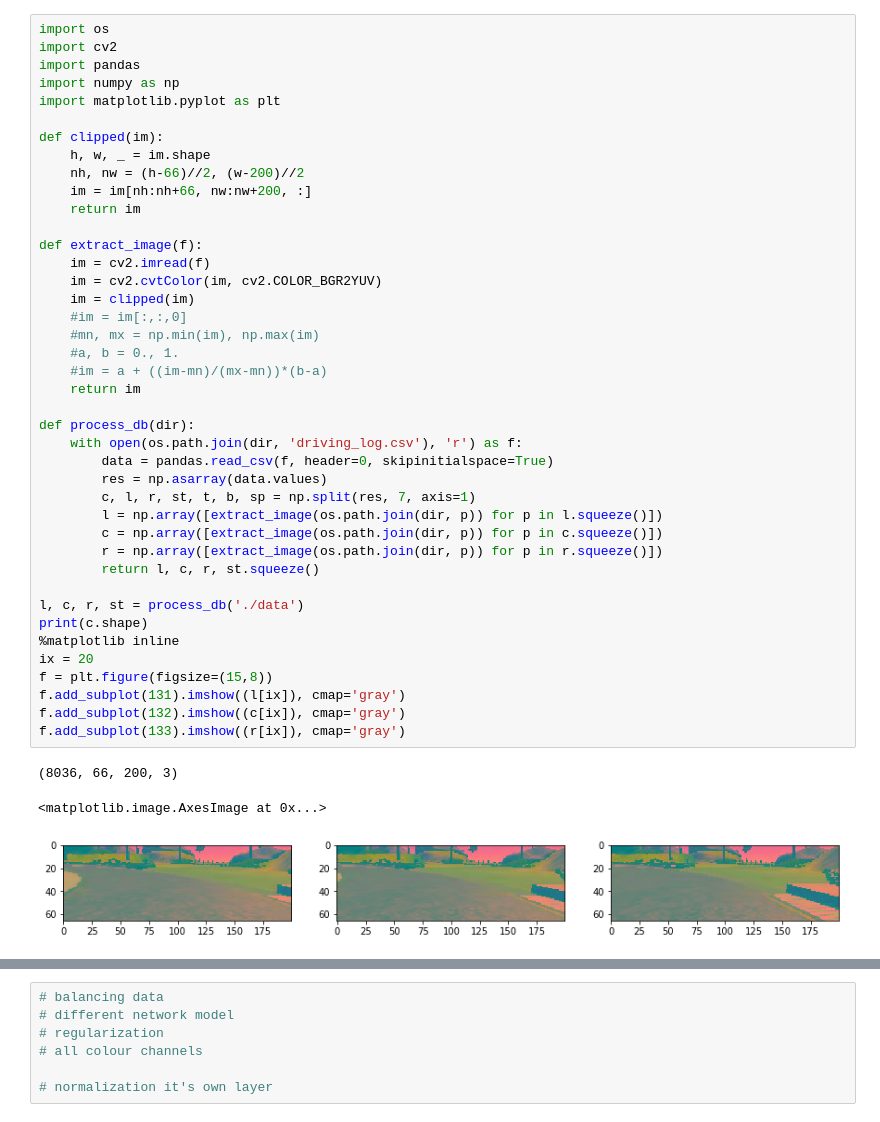
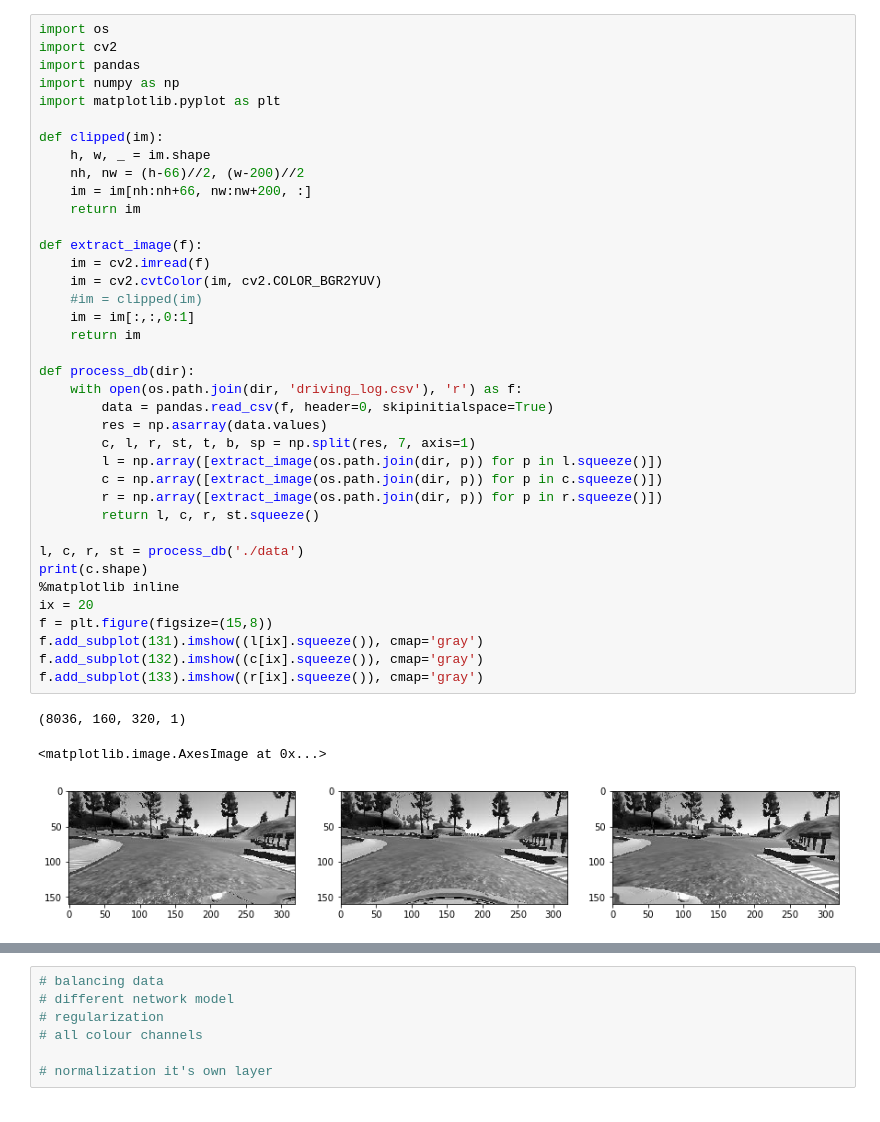
Before and after one commit to subhash/CarND-Behavioral-Cloning, a Jupyter notebook: behavioral-cloning.ipynb, the cells around one changed output, grey strips where cells are left out. Cells and saved outputs as stored; diff of their text form.

```diff
--- a/behavioral-cloning.ipynb
+++ b/behavioral-cloning.ipynb
@@ -6,43 +6,40 @@ import numpy as np
 import matplotlib.pyplot as plt
 
 def clipped(im):
     h, w, _ = im.shape
     nh, nw = (h-66)//2, (w-200)//2
     im = im[nh:nh+66, nw:nw+200, :]
     return im
 
 def extract_image(f):
     im = cv2.imread(f)
     im = cv2.cvtColor(im, cv2.COLOR_BGR2YUV)
-    im = clipped(im)
-    #im = im[:,:,0]
-    #mn, mx = np.min(im), np.max(im)
-    #a, b = 0., 1.
-    #im = a + ((im-mn)/(mx-mn))*(b-a)
+    #im = clipped(im)
+    im = im[:,:,0:1]
     return im
 
 def process_db(dir):
     with open(os.path.join(dir, 'driving_log.csv'), 'r') as f:
         data = pandas.read_csv(f, header=0, skipinitialspace=True)
         res = np.asarray(data.values)
         c, l, r, st, t, b, sp = np.split(res, 7, axis=1)
         l = np.array([extract_image(os.path.join(dir, p)) for p in l.squeeze()])
         c = np.array([extract_image(os.path.join(dir, p)) for p in c.squeeze()])
         r = np.array([extract_image(os.path.join(dir, p)) for p in r.squeeze()])
         return l, c, r, st.squeeze()
 
 l, c, r, st = process_db('./data')
 print(c.shape)
 %matplotlib inline
 ix = 20
 f = plt.figure(figsize=(15,8))
-f.add_subplot(131).imshow((l[ix]), cmap='gray')
-f.add_subplot(132).imshow((c[ix]), cmap='gray')
-f.add_subplot(133).imshow((r[ix]), cmap='gray')
+f.add_subplot(131).imshow((l[ix].squeeze()), cmap='gray')
+f.add_subplot(132).imshow((c[ix].squeeze()), cmap='gray')
+f.add_subplot(133).imshow((r[ix].squeeze()), cmap='gray')
 # %% [output]
-(8036, 66, 200, 3)
+(8036, 160, 320, 1)
 <matplotlib.image.AxesImage at 0x...>
-[figure, old version]
+[figure, new version]
 # %%
 from sklearn.utils import shuffle
 
```
Also changed, not shown: parts of 4 cells of this notebook.
